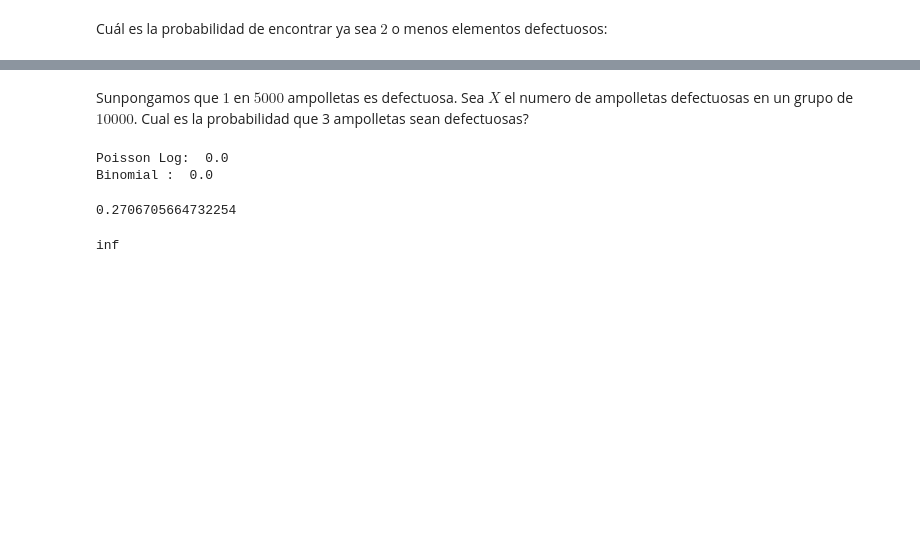
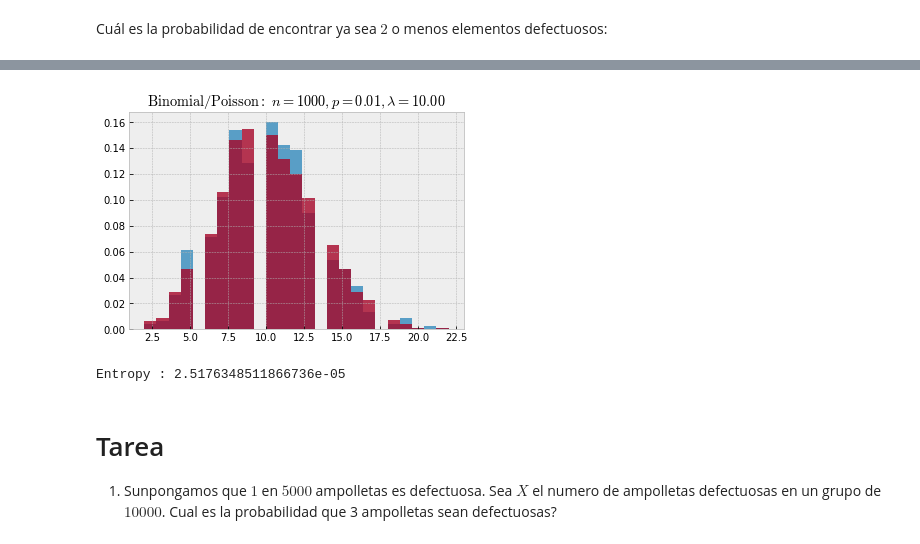
Before and after one commit to sherna90/matematicas_discretas, a Jupyter notebook: 2.-probabilidad_discreta.ipynb, the cells around one changed output, grey strips where cells are left out. Saved outputs shown, nothing was run; the diff lists cells and outputs as text; code cells hidden in the pictures; blank space fills up the shorter version.

```diff
--- a/2.-probabilidad_discreta.ipynb
+++ b/2.-probabilidad_discreta.ipynb
@@ -101,0 +84,21 @@ poisson_approximation(1000,0.01,1000)
+# %%
+import matplotlib.pyplot as plt
+plt.style.use('bmh')
+
+x=range(1,200)
+y=[birthday(np.int32(i)) for i in x]
+
+fig, ax = plt.subplots()
+ax.plot(x,y,'k--')
+ax.set_ylabel("Probabilidad")
+ax.set_xlabel("Numero de personas")
+ax.annotate('50% probabilidad',
+            xy=(23,birthday(23)),
+            xycoords='data',
+            xytext=(1, 1),
+            arrowprops=
+                dict(facecolor='red', shrink=0.05),
+                horizontalalignment='left',
+                verticalalignment='top')
+ax.grid(True)
+plt.show()
@@ -102,34 +165,23 @@ poisson_approximation(1000,0.01,1000)
+# %%
+from scipy.special import gammaln
+
+# log (factorial(n)) = gammaln (n+1)
+log_n_choose_k = lambda n,k : (gammaln(n+1) - (gammaln(k+1) + gammaln(n-k+1)))
+
+log_binom = lambda x,n,p : log_n_choose_k(n,x)+x*np.log(p) + (n-x)*np.log(1.0-p)
+
+log_poiss = lambda x,lamb : (-lamb+x*np.log(lamb))-gammaln(x+1)
+
+n=1000
+p=0.01
+poisson_approximation(n,p)
+x1=np.exp([log_binom(i,n,p) for i in range(0,100)])
+x2=np.exp([log_poiss(i,n*p) for i in range(0,100)])
+print('Entropy : {0}'.format(stats.entropy(x1,x2)))
+# %% [output]
+[figure, added]
+Entropy : 2.5176348511866736e-05
 # %% [markdown]
-Sunpongamos que $1$ en $5000$ ampolletas es defectuosa. Sea $X$ el numero de ampolletas defectuosas en un grupo de $10000$. Cual es la probabilidad que 3 ampolletas sean defectuosas?
+# Tarea
+
+1. Sunpongamos que $1$ en $5000$ ampolletas es defectuosa. Sea $X$ el numero de ampolletas defectuosas en un grupo de $10000$. Cual es la probabilidad que 3 ampolletas sean defectuosas?
-# %%
-from scipy.special import factorial
-from scipy.stats import entropy
-
-poiss = lambda lamb,k : (np.exp(-lamb)*lamb**k)/factorial(k)
-
-poiss_log = lambda lamb,k : np.exp(-lamb+k*np.log(lamb)-np.sum(np.log(np.arange(1,k+1))))
-
-p=1./5000
-n=10000
-
-#print 'Poisson : ',poiss(n*p,10000)
-print('Poisson Log: ',poiss_log(n*p,10000))
-print('Binomial : ',binom(n,10000,p))
-
-#poiss_pmf=[poiss(n*p,i) for i in range(100)]
-#binom_pmf=[binom(n,i,p) for i in range(100)]
-
-#print 'Entropy : ',entropy(binom_pmf,poiss_pmf)
-# %% [output]
-Poisson Log:  0.0
-Binomial :  0.0
-# %%
-np.exp(-n*p+np.log(n*p))
-# %% [output]
-0.2706705664732254
-# %%
-from scipy.special import factorial
-
-factorial(1000)
-# %% [output]
-inf
```
Also changed, not shown: parts of 15 cells of this notebook, 1 other file.
